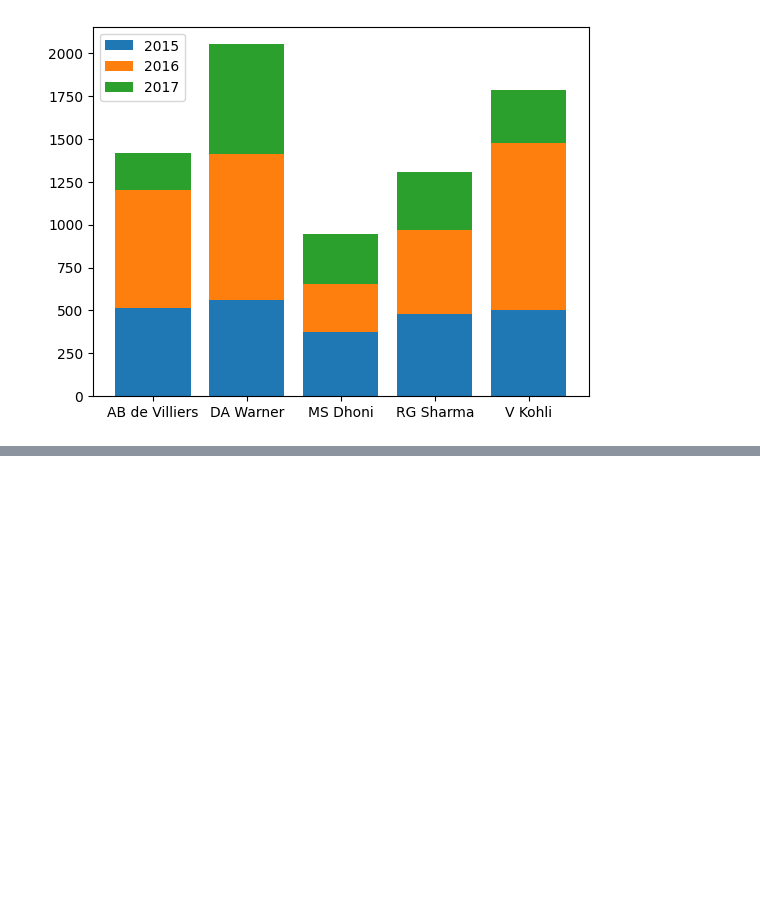
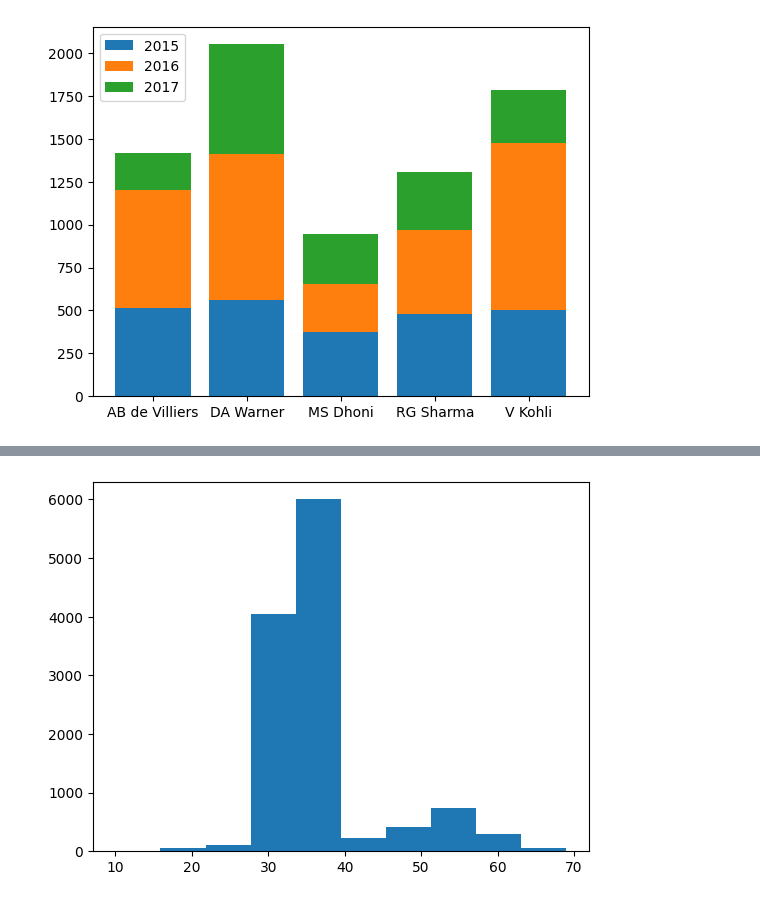
Before and after one commit to Vivek-Joshi17/Data_Visualization, a Jupyter notebook: Data_Visualize.ipynb, the cells around one changed output, grey strips where cells are left out. Cells and saved outputs as stored; diff of their text form; code cells hidden in the pictures; blank space fills up the shorter version.

```diff
--- a/Data_Visualize.ipynb
+++ b/Data_Visualize.ipynb
@@ -320,0 +368,8 @@ plt.show()
+# %%
+#logarithmic scale
+arr = np.load('/content/big-array.npy')
+arr
+plt.hist(arr)
+plt.show()
+# %% [output]
+[figure, added]
```
Also changed, not shown: parts of 7 cells of this notebook.
